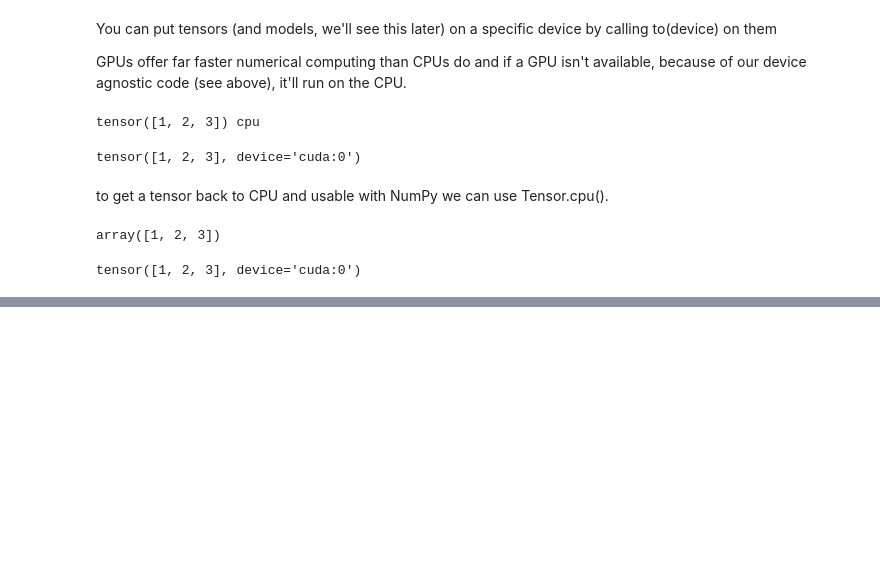
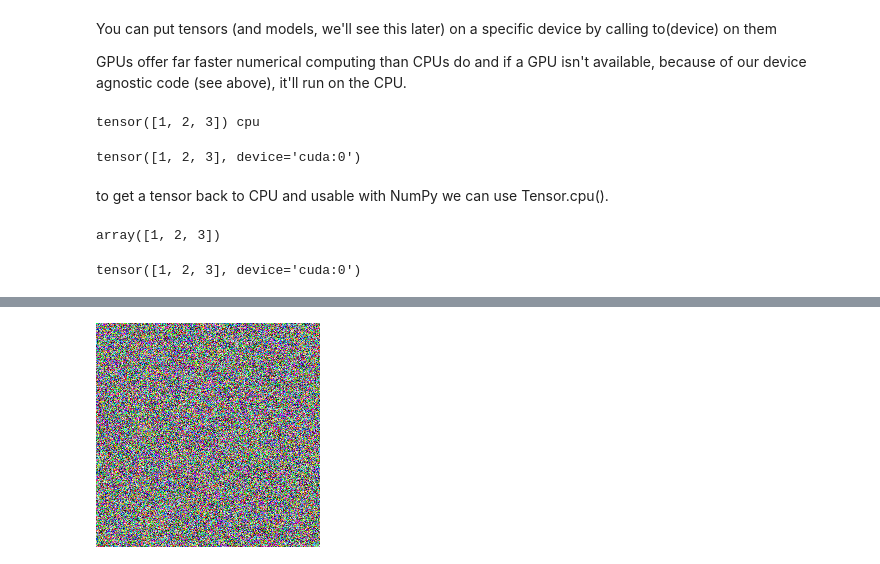
Before and after one commit to zintomvn/Research-Training, a Jupyter notebook: Pytorch/Labs/00_pytorch_fundamentals.ipynb, the cells around one changed output, grey strips where cells are left out. Saved outputs shown, nothing was run; the diff lists cells and outputs as text; code cells hidden in the pictures; blank space fills up the shorter version.

```diff
--- a/Pytorch/Labs/00_pytorch_fundamentals.ipynb
+++ b/Pytorch/Labs/00_pytorch_fundamentals.ipynb
@@ -1123,0 +1139,4 @@ tensor([1, 2, 3], device='cuda:0')
+# %%
+Image.fromarray(vector.astype(np.uint8))
+# %% [output]
+[figure, added]
```
Also changed, not shown: parts of 4 cells of this notebook, 3 other files.
